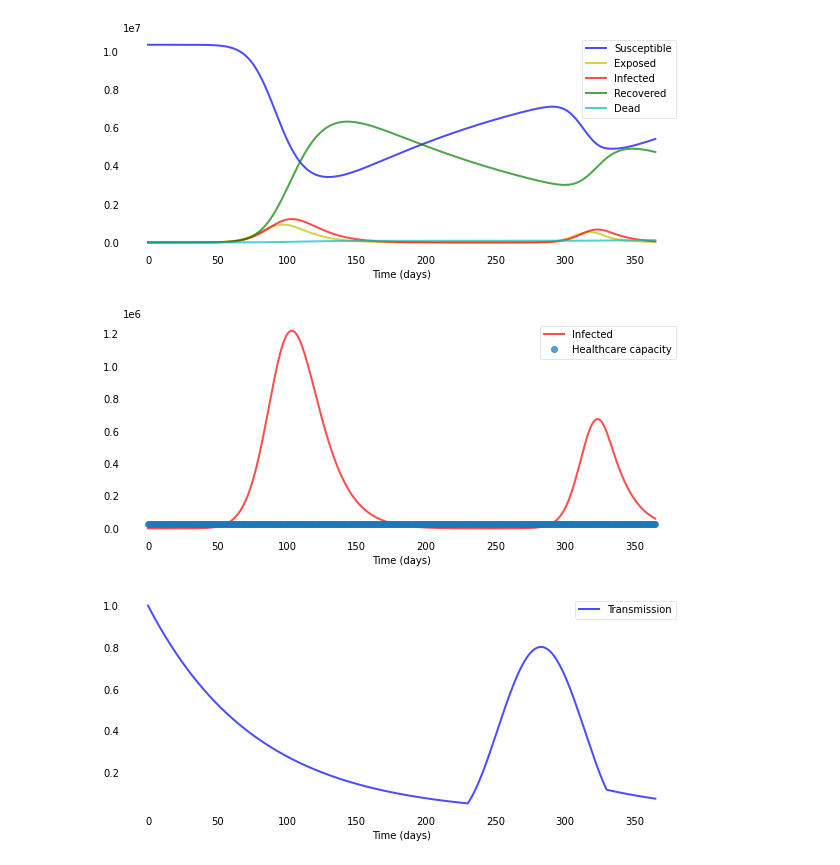
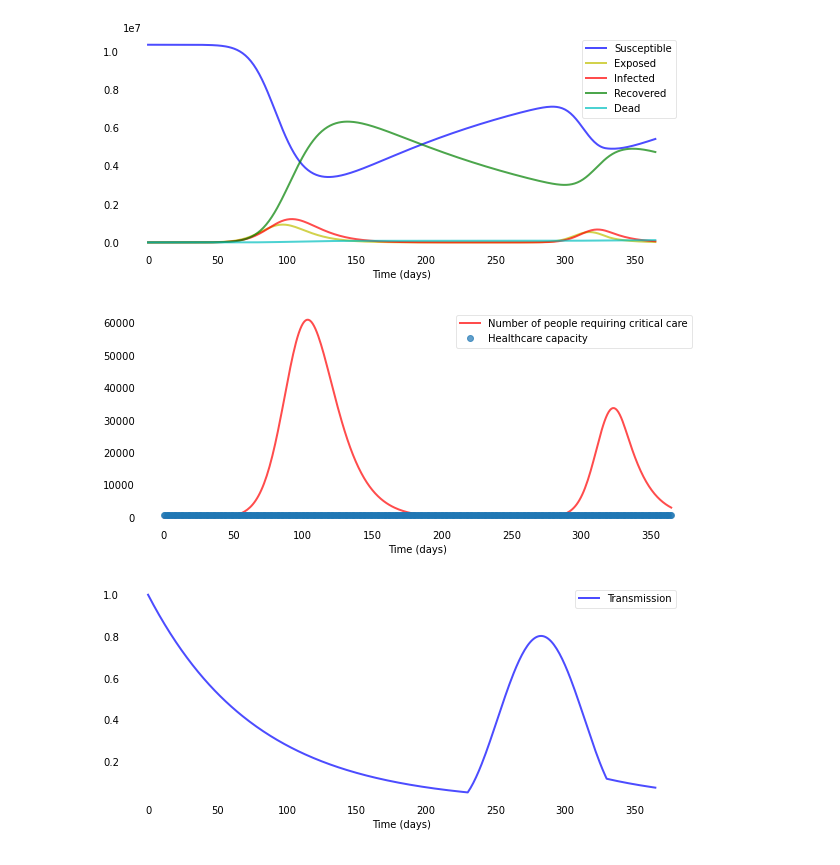
Before and after one commit to SIR-SEE/final-project-team-14, a Jupyter notebook: SEIRD-model.ipynb, the cells around one changed output. Drawn from its saved outputs; the diff is of its cells as text; code cells hidden in the pictures.

```diff
--- a/SEIRD-model.ipynb
+++ b/SEIRD-model.ipynb
@@ -6,16 +6,17 @@ import math
 # %%
 # describe the model
 def deriv(y, t, N, gamma, alpha, delta, phi, omega):
-    S, E, I, R, B, H, D = y
+    S, E, I, R, B, H, D, C = y
     dSdt = -B * S * I / N + alpha * R   # susceptible-compartment
     dEdt = B * S * I / N - delta * E   # exposed-compartment
     dIdt = delta * E - (1 - phi) * gamma * I - phi * omega * I   # infected-compartment
     dRdt = (1 - phi) * gamma * I - alpha * R   # recovered-compartment
     dDdt = phi * omega * I   # dead-compartment
+    dCdt = 0.05 * dIdt  # intensive care, 5 % of the infected require intensive care
     def dBdt(t):   # varying transmission rate
         return 1 / 50 * math.cos(t / 20) if 230 < t < 330 else B * (-1 / 0.7 * math.sin(2 * math.pi / 700))   # adding a second wave
     dHdt = 0   # healthcare's COVID-19 capacity
-    return dSdt, dEdt, dIdt, dRdt, dBdt(t), dHdt, dDdt
+    return dSdt, dEdt, dIdt, dRdt, dBdt(t), dHdt, dDdt, dCdt
 # %%
 # describe the parameters
 N = 10336399          # population of Sweden (January 2020 source: www.scb.se)
@@ -26,14 +27,14 @@ alpha = 1/180         # immunity lost after six months
 phi = 0.02            # 2 % fatality rate (number of deaths from disease / number of confirmed cases of disease * 100)
 omega = 1/14          # 14 days from infection until death
 
-S0, E0, I0, R0, B0, H0, D0 = N-1, 1, 0, 0, 1, 24807, 0  # initial conditions: one infected, rest susceptible, initial transmission rate B=3
+S0, E0, I0, R0, B0, H0, D0, C0 = N-1, 1, 0, 0, 1, 680, 0, 0  # initial conditions: one infected, rest susceptible, initial transmission rate B=3, 680 intensive care spots, zero dead, zero in critical condition
 # %%
 t = np.linspace(0, 365, 366) # Grid of time points (in days)
-y0 = S0, E0, I0, R0, B0, H0, D0 # Initial conditions vector
+y0 = S0, E0, I0, R0, B0, H0, D0, C0 # Initial conditions vector
 
 # Integrate the SEIR equations over the time grid, t.
 ret = odeint(deriv, y0, t, args=(N, gamma, alpha, delta, phi, omega))
-S, E, I, R , B, H, D = ret.T
+S, E, I, R , B, H, D, C = ret.T
 # %%
 def plotseir(t, S, E, I, R, D):
   f, ax = plt.subplots(1,1,figsize=(10,4))
@@ -61,9 +62,9 @@ plotseir(t, S, E, I, R, D)
 # %% [output]
 [figure]
 # %%
-def plothealthcare(t, H, I):
+def plothealthcare(t, H, C):
   f, ax = plt.subplots(1,1,figsize=(10,4))
-  ax.plot(t, I, 'r', alpha=0.7, linewidth=2, label='Infected')
+  ax.plot(t, C, 'r', alpha=0.7, linewidth=2, label='Number of people requiring critical care')
   ax.plot(t, H, 'o', alpha=0.7, linewidth=2, label='Healthcare capacity')
 
   ax.set_xlabel('Time (days)')
@@ -78,9 +79,9 @@ def plothealthcare(t, H, I):
   plt.savefig("Plot_healthcare.png")
   plt.show();
 # %%
-plothealthcare(t, H, I)
+plothealthcare(t, H, C)
 # %% [output]
-[figure, old version]
+[figure, new version]
 # %%
 def plottransmission(t, B):
   f, ax = plt.subplots(1,1,figsize=(10,4))
```
Also changed, not shown: 2 other files.
